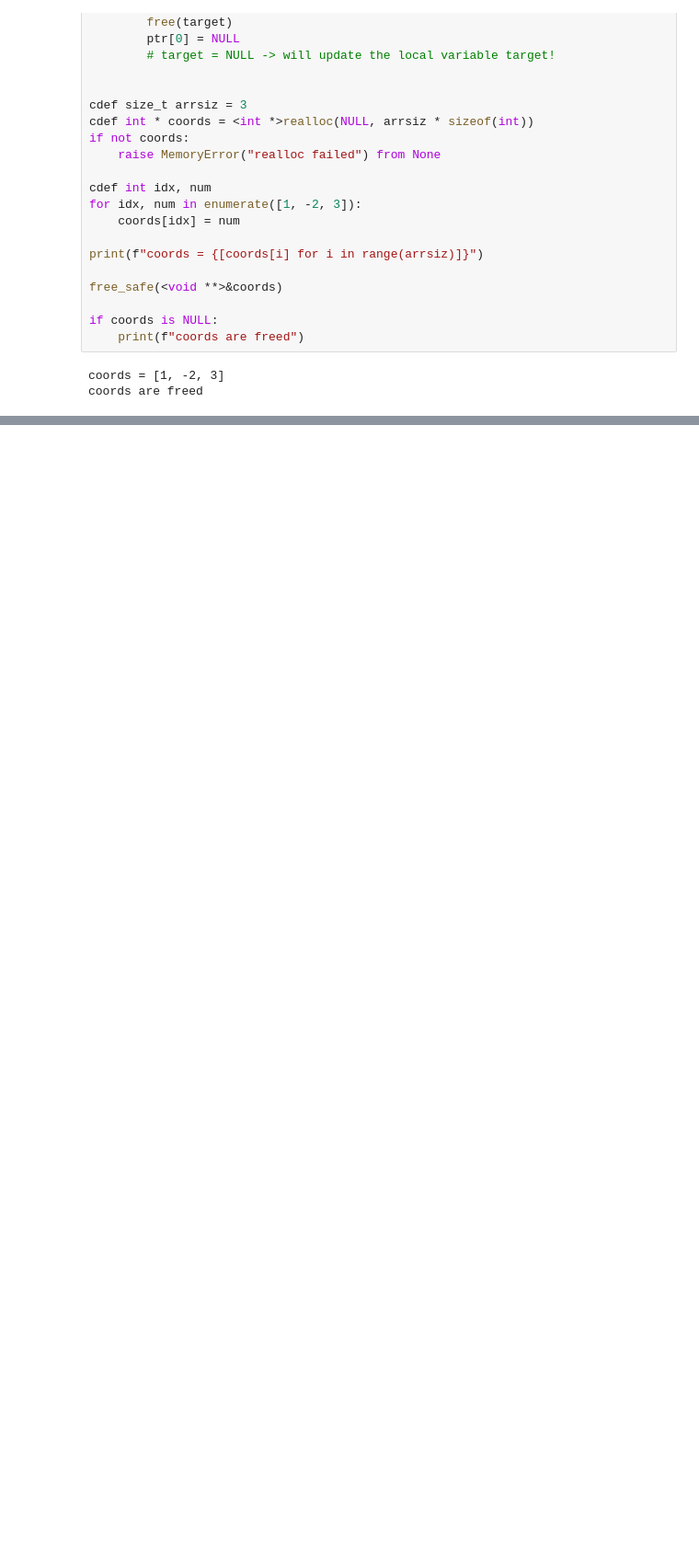
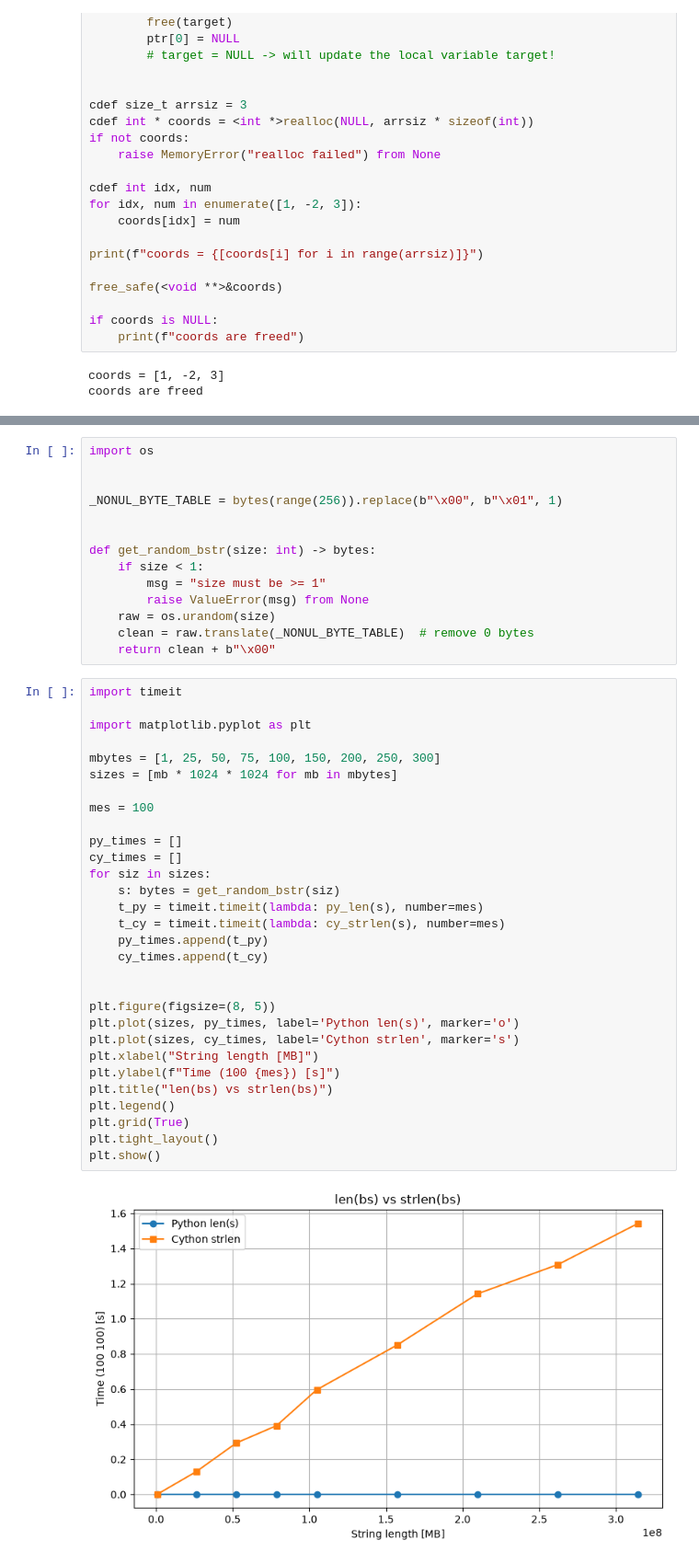
Before and after one commit to stankudrow/Learning-Cython, a Jupyter notebook: notes/ch02/ch02.ipynb, the cells around one changed output, grey strips where cells are left out. Shown at 92% size. Drawn from its saved outputs; the diff is of its cells as text; blank space fills up the shorter version.

```diff
--- a/notes/ch02/ch02.ipynb
+++ b/notes/ch02/ch02.ipynb
@@ -431,0 +453,46 @@ coords are freed
+# %%
+import os
+
+
+_NONUL_BYTE_TABLE = bytes(range(256)).replace(b"\x00", b"\x01", 1)
+
+
+def get_random_bstr(size: int) -> bytes:
+    if size < 1:
+        msg = "size must be >= 1"
+        raise ValueError(msg) from None
+    raw = os.urandom(size)
+    clean = raw.translate(_NONUL_BYTE_TABLE)  # remove 0 bytes
+    return clean + b"\x00"
+# %%
+import timeit
+
+import matplotlib.pyplot as plt
+
+mbytes = [1, 25, 50, 75, 100, 150, 200, 250, 300]
+sizes = [mb * 1024 * 1024 for mb in mbytes]
+
+mes = 100
+
+py_times = []
+cy_times = []
+for siz in sizes:
+    s: bytes = get_random_bstr(siz)
+    t_py = timeit.timeit(lambda: py_len(s), number=mes)
+    t_cy = timeit.timeit(lambda: cy_strlen(s), number=mes)
+    py_times.append(t_py)
+    cy_times.append(t_cy)
+
+
+plt.figure(figsize=(8, 5))
+plt.plot(sizes, py_times, label='Python len(s)', marker='o')
+plt.plot(sizes, cy_times, label='Cython strlen', marker='s')
+plt.xlabel("String length [MB]")
+plt.ylabel(f"Time (100 {mes}) [s]")
+plt.title("len(bs) vs strlen(bs)")
+plt.legend()
+plt.grid(True)
+plt.tight_layout()
+plt.show()
+# %% [output]
+[figure, added]
```
Also changed, not shown: parts of 7 cells of this notebook.
